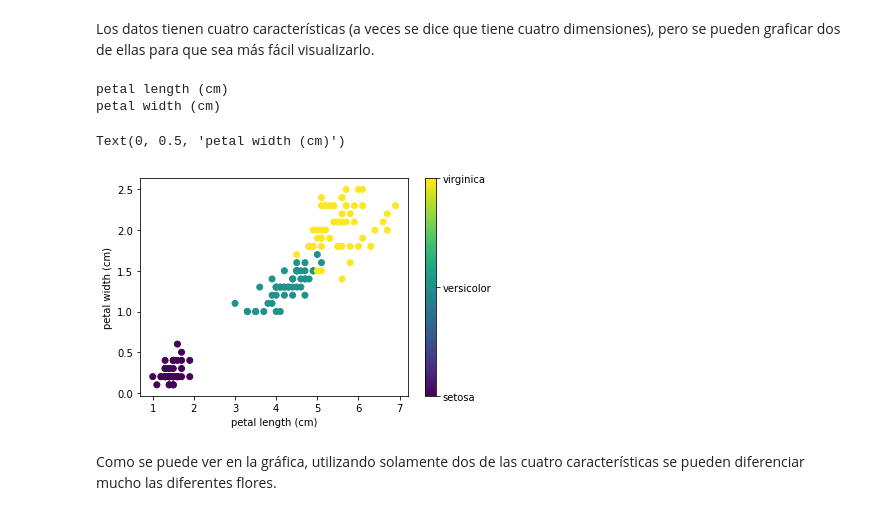
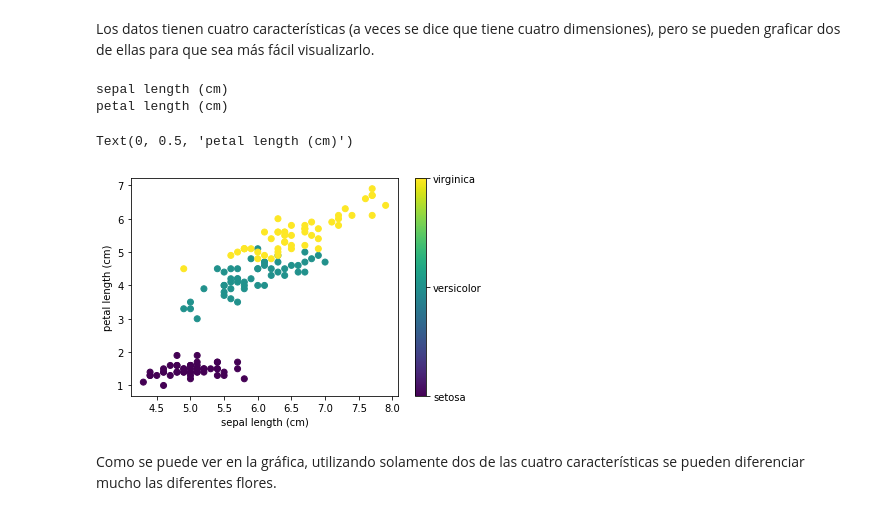
Before and after one commit to eschullert/School-of-AI-CDMX, a Jupyter notebook: Supervised Learning/Supervised Learning.ipynb, the cells around one changed output. Saved outputs shown, nothing was run; the diff lists cells and outputs as text; code cells hidden in the pictures.

```diff
--- a/Supervised Learning/Supervised Learning.ipynb
+++ b/Supervised Learning/Supervised Learning.ipynb
@@ -96,26 +96,26 @@ Los datos tienen cuatro características (a veces se dice que tiene cuatro dimen
 # %%
 %matplotlib inline
 import matplotlib.pyplot as plt
 
-x_index = 2
-y_index = 3
+x_index = 0
+y_index = 2
 
 print()
 print(iris.feature_names[x_index])
 print(iris.feature_names[y_index])
 
 # this formatter will label the colorbar with the correct target names
 formatter = plt.FuncFormatter(lambda i, *args: iris.target_names[int(i)])
 
 plt.scatter(iris.data[:, x_index], iris.data[:, y_index], c=iris.target)
 plt.colorbar(ticks=[0, 1, 2], format=formatter)
 plt.xlabel(iris.feature_names[x_index])
 plt.ylabel(iris.feature_names[y_index])
 # %% [output]
+sepal length (cm)
 petal length (cm)
-petal width (cm)
-Text(0, 0.5, 'petal width (cm)')
+Text(0, 0.5, 'petal length (cm)')
-[figure, old version]
+[figure, new version]
 # %% [markdown]
 Como se puede ver en la gráfica, utilizando solamente dos de las cuatro características se pueden diferenciar mucho las diferentes flores.
 # %% [markdown]
```
Also changed, not shown: parts of 2 cells of this notebook, 7 other files.
